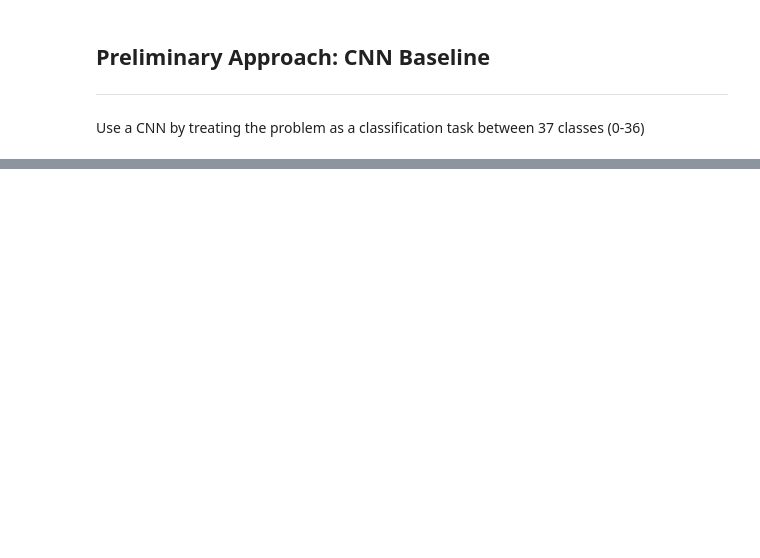
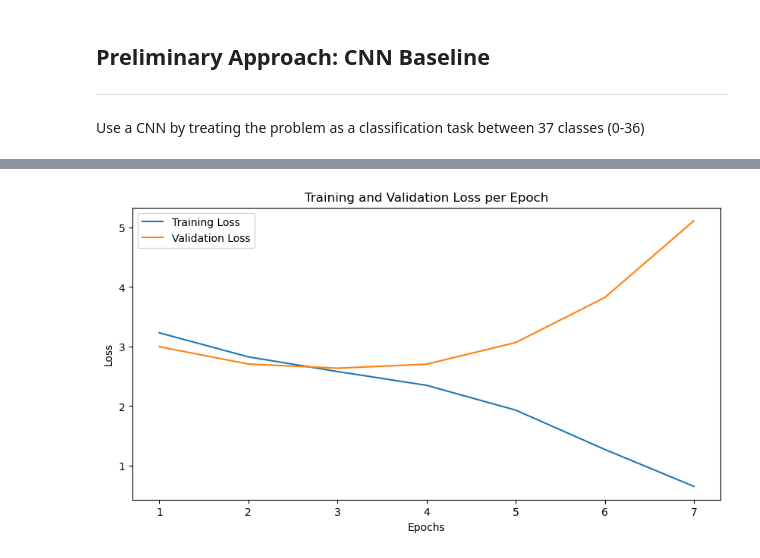
Before and after one commit to MLNS-Deep-Learning-Assignment/deep-learning-assignment-UberMayinch, a Jupyter notebook: dl.ipynb, the cells around one changed output, grey strips where cells are left out. Cells and saved outputs as stored; diff of their text form; code cells hidden in the pictures; blank space fills up the shorter version.

```diff
--- a/dl.ipynb
+++ b/dl.ipynb
@@ -157,3 +94,19 @@ class CNNClassifier(nn.Module):
         x = self.relu_fc1(self.fc1(x))
         x = self.fc2(x)
         return x
+# %%
+# Check for GPU availability
+device = torch.device('cuda' if torch.cuda.is_available() else 'cpu')
+print(f'Using device: {device}')
+
+# Instantiate the model, loss function, and optimizer
+model = CNNClassifier().to(device)
+criterion = nn.CrossEntropyLoss()
+optimizer = optim.Adam(model.parameters(), lr=0.001)
+num_epochs = 10
+patience = 2  # Number of epochs to wait for improvement
+best_val_loss = float('inf')
+early_stop_counter = 0
+
+train_losses = []
+val_losses = []
@@ -160 +189,13 @@ class CNNClassifier(nn.Module):
+# %%
+# Plotting losses
+plt.figure(figsize=(10, 5))
+plt.plot(range(1, len(train_losses)+1), train_losses, label='Training Loss')
+plt.plot(range(1, len(val_losses)+1), val_losses, label='Validation Loss')
+plt.title('Training and Validation Loss per Epoch')
+plt.xlabel('Epochs')
+plt.ylabel('Loss')
+plt.legend()
+plt.show()
+# %% [output]
+[figure, added]
 # %%
```
Also changed, not shown: parts of 8 cells of this notebook, 1 other file.
